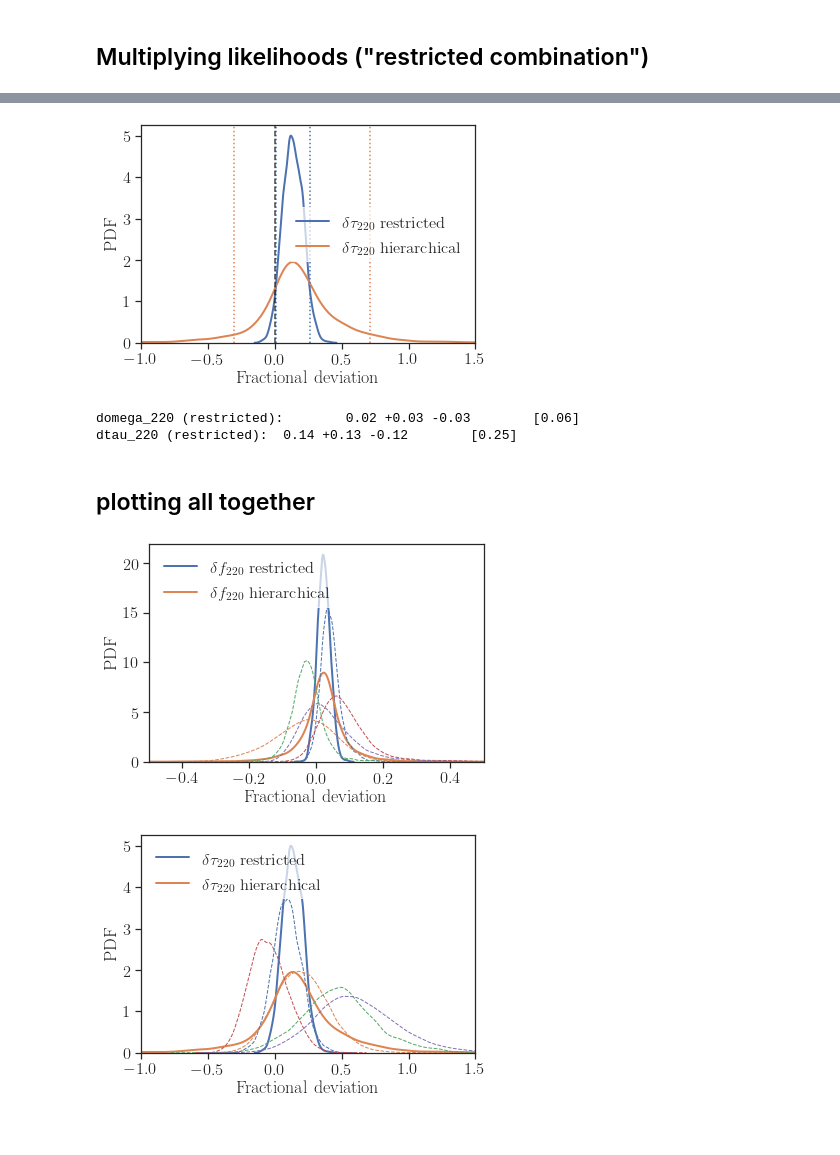
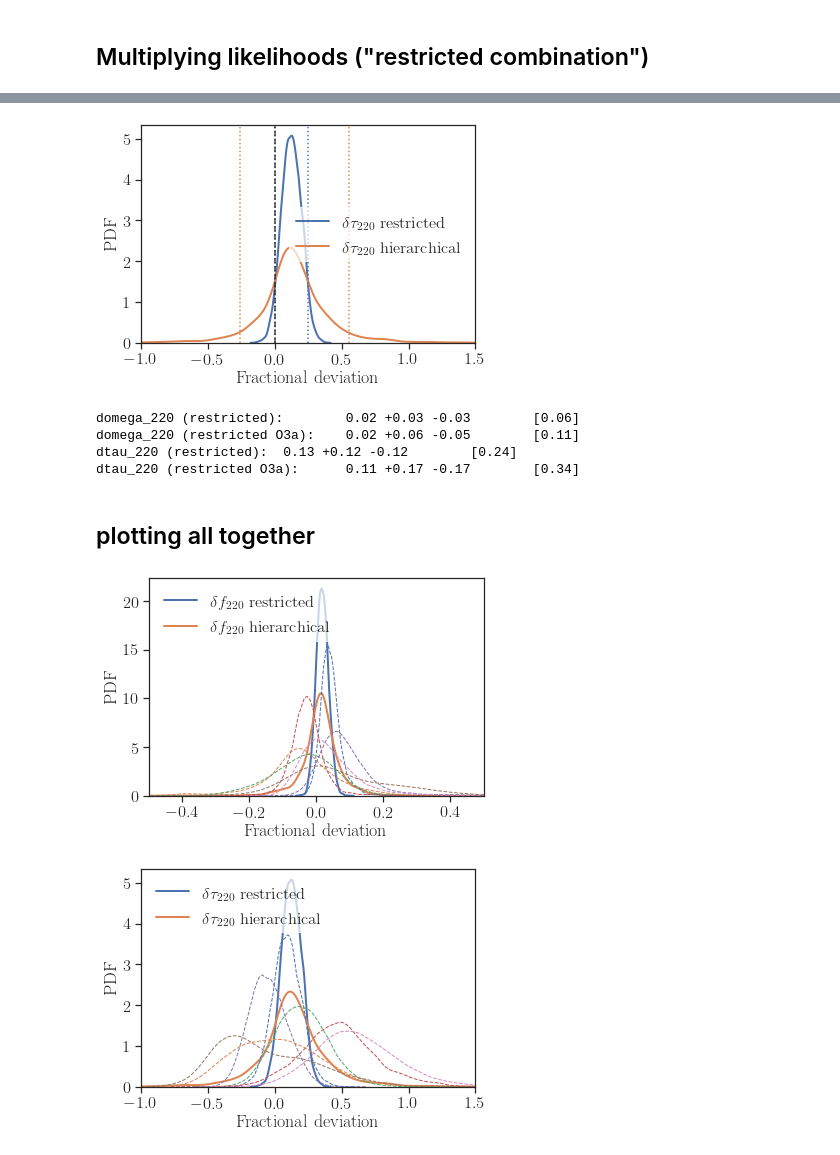
Before and after one commit to abhirup-ghosh/spinqnm, a Jupyter notebook: hierarchical_scripts/hier_rin.ipynb, the cells around one changed output, grey strips where cells are left out. Cells and saved outputs as stored; diff of their text form; code cells hidden in the pictures.

```diff
--- a/hierarchical_scripts/hier_rin.ipynb
+++ b/hierarchical_scripts/hier_rin.ipynb
@@ -317,6 +379,6 @@ comb_domega220=np.random.choice(x[:,0], 10000,p=prob/(sum(prob)))
 # %%
-for event in data['dtau_220'].keys():
+for event in data['pseob']['dtau_220'].keys():
 
-        print(max(data['dtau_220'][event]))
+        print(max(data['pseob']['dtau_220'][event]))
 # %% [output]
 0.5681905935480027
@@ -329,9 +393,9 @@ x =  np.linspace(-0.9,2.5, 10000)[:, np.newaxis]
 
 log_dens = np.zeros_like(x).T[0]
 
-for event in data['dtau_220'].keys():
+for event in data['pseob']['dtau_220'].keys():
 
-        data0=data['dtau_220'][event]
+        data0=data['pseob']['dtau_220'][event]
 
         bw = 1.06 * data0.std() * data0.size ** (-1 / 5.) #Silverman's rule of thumb
         kde = KernelDensity(kernel='gaussian', bandwidth=bw).fit(data0.reshape(-1, 1))
@@ -339,6 +403,21 @@ for event in data['dtau_220'].keys():
 
 prob=np.exp(log_dens)
 comb_dtau220=np.random.choice(x[:,0], 10000,p=prob/(sum(prob)))
+# %%
+x =  np.linspace(-0.9,2.5, 10000)[:, np.newaxis]
+
+log_dens = np.zeros_like(x).T[0]
+
+for event in data['pseobO3a']['dtau_220'].keys():
+
+        data0=data['pseobO3a']['dtau_220'][event]
+
+        bw = 1.06 * data0.std() * data0.size ** (-1 / 5.) #Silverman's rule of thumb
+        kde = KernelDensity(kernel='gaussian', bandwidth=bw).fit(data0.reshape(-1, 1))
+        log_dens += kde.score_samples(x)
+
+prob=np.exp(log_dens)
+comb_dtau220_O3a=np.random.choice(x[:,0], 10000,p=prob/(sum(prob)))
 # %%
 xlim = [-0.4, 0.4]
 
@@ -375,7 +454,7 @@ l0 = r'$\delta \tau_{220}$ restricted'
 l1 = r'$\delta \tau_{220}$ hierarchical'
 
 x0 = comb_dtau220  #fits['dtau_220']['pop'][fits['dtau_220']['sigma']<0.05]
-x1 = fits['dtau_220']['pop']
+x1 = fits_dict['pseob']['dtau_220']['pop']
 
 sns.distplot(x0, label=l0, hist=False,kde_kws={'gridsize': 500, 'lw': 2}, color=c0)
 sns.distplot(x1, label=l1, hist=False,kde_kws={'gridsize': 500, 'lw': 2}, color=c1)
@@ -391,16 +470,28 @@ plt.ylabel('PDF')
 plt.legend(framealpha=0.7, edgecolor='w')
 plt.show()
 # %% [output]
-[figure, old version]
+[figure, new version]
 # %%
 ci1, ci2 = utils.ComputeSymCIedges(np.array(comb_domega220))
 med = np.median(np.array(comb_domega220))
 print('domega_220 (restricted):\t%.2f +%.2f -%.2f\t[%.2f]' % (med, ci1-med, med-ci2, ci1-ci2))
 
+
+ci1, ci2 = utils.ComputeSymCIedges(np.array(comb_domega220_O3a))
+med = np.median(np.array(comb_domega220_O3a))
+print('domega_220 (restricted O3a):\t%.2f +%.2f -%.2f\t[%.2f]' % (med, ci1-med, med-ci2, ci1-ci2))
+
+
 ci1, ci2 = utils.ComputeSymCIedges(np.array(comb_dtau220))
 med = np.median(np.array(comb_dtau220))
 print('dtau_220 (restricted):\t%.2f +%.2f -%.2f\t[%.2f]' % (med, ci1-med, med-ci2, ci1-ci2))
+
+ci1, ci2 = utils.ComputeSymCIedges(np.array(comb_dtau220_O3a))
+med = np.median(np.array(comb_dtau220_O3a))
+print('dtau_220 (restricted O3a):\t%.2f +%.2f -%.2f\t[%.2f]' % (med, ci1-med, med-ci2, ci1-ci2))
 # %% [output]
 domega_220 (restricted):        0.02 +0.03 -0.03        [0.06]
-dtau_220 (restricted):  0.14 +0.13 -0.12        [0.25]
+domega_220 (restricted O3a):    0.02 +0.06 -0.05        [0.11]
+dtau_220 (restricted):  0.13 +0.12 -0.12        [0.24]
+dtau_220 (restricted O3a):      0.11 +0.17 -0.17        [0.34]
 # %%
@@ -417,14 +511,14 @@ c1 = sns.color_palette()[1]
 l0 = r'$\delta f_{220}$ restricted'
 l1 = r'$\delta f_{220}$ hierarchical'
 x0 = comb_domega220
-x1 = fits['domega_220']['pop']
+x1 = fits_dict['pseob']['domega_220']['pop']
 
 sns.distplot(x0, label=l0, hist=False,kde_kws={'gridsize': 500, 'lw': 2},hist_kws={'range': xlim}, color=c0)
 sns.distplot(x1, label=l1, hist=False,kde_kws={'gridsize': 500, 'lw': 2},hist_kws={'range': xlim}, color=c1)
 
-for event in data['domega_220'].keys():
+for event in data['pseob']['domega_220'].keys():
 
-    data0=data['domega_220'][event]
+    data0=data['pseob']['domega_220'][event]
 
     sns.distplot(data0, hist=False,kde_kws={'lw': 1,'linestyle':'--'})
 
@@ -434,31 +528,31 @@ plt.legend(framealpha=0.7, edgecolor='w',loc='upper left')
 plt.xlim([-0.5,0.5])
 plt.show()
 # %% [output]
-[figure, old version]
+[figure, new version]
 # %%
 xlim = [-1, 1.5]
 
 c0 = sns.color_palette()[0]
 c1 = sns.color_palette()[1]
 
 l0 = r'$\delta \tau_{220}$ restricted'
 l1 = r'$\delta \tau_{220}$ hierarchical'
 x0 = comb_dtau220
-x1 = fits['dtau_220']['pop']
+x1 = fits_dict['pseob']['dtau_220']['pop']
 
 sns.distplot(x0, label=l0, hist=False,kde_kws={'gridsize': 500, 'lw': 2}, color=c0)
 sns.distplot(x1, label=l1, hist=False,kde_kws={'gridsize': 500, 'lw': 2}, color=c1)
 
-for event in data['dtau_220'].keys():
+for event in data['pseob']['dtau_220'].keys():
 
-    data0=data['dtau_220'][event]
+    data0=data['pseob']['dtau_220'][event]
 
     sns.distplot(data0, hist=False,kde_kws={'lw': 1,'linestyle':'--'})
 
 plt.xlabel(r'Fractional deviation')
 plt.ylabel('PDF')
 plt.legend(framealpha=0.7, edgecolor='w',loc='upper left')
 plt.xlim([*xlim])
 plt.show()
 # %% [output]
-[figure, old version]
+[figure, new version]
```
Also changed, not shown: parts of 17 cells of this notebook.
